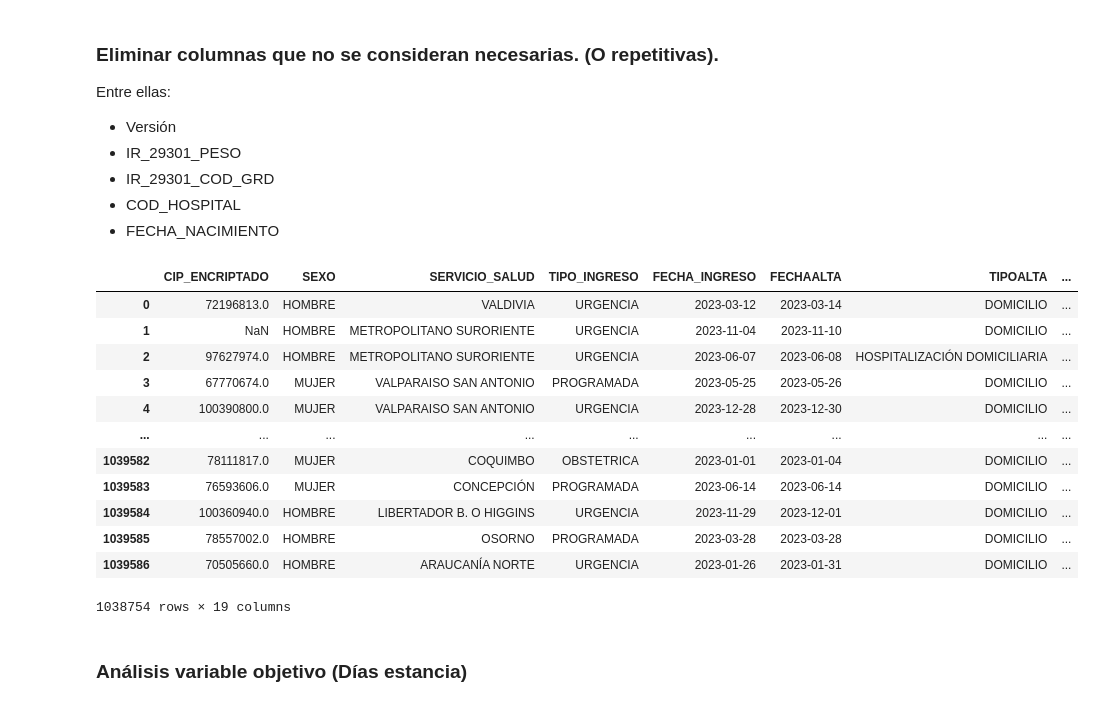
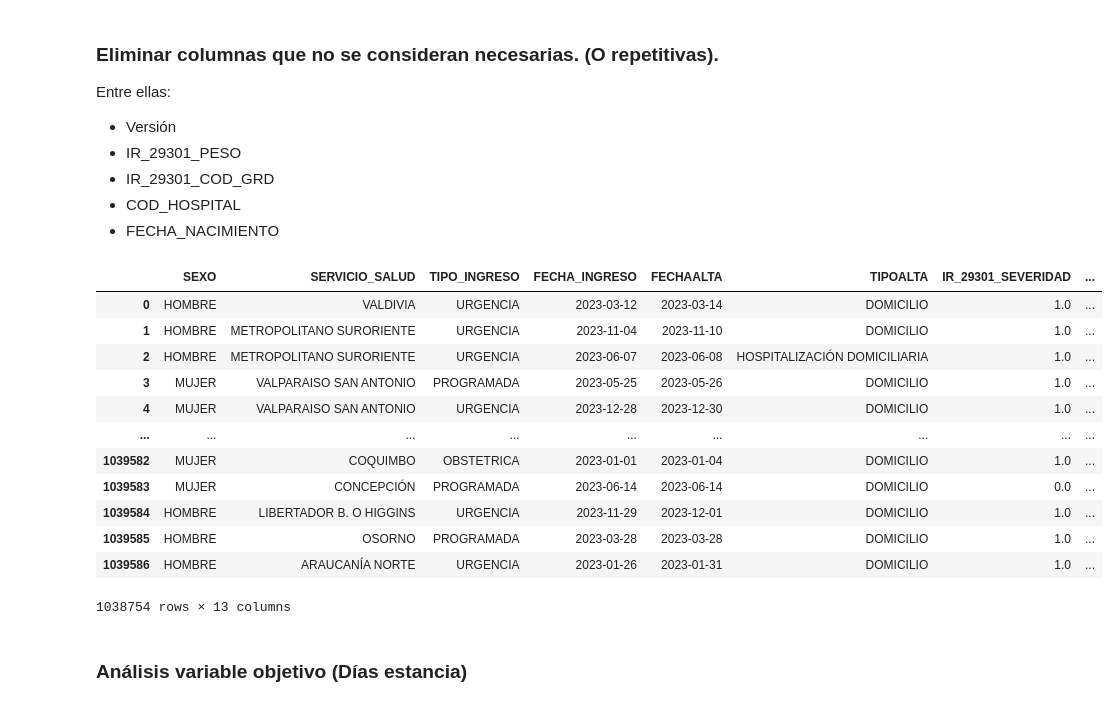
Before and after one commit to VichoRamirez/TOPD, a Jupyter notebook: Control2.ipynb, the cells around one changed output. Drawn from its saved outputs; the diff is of its cells as text; code cells hidden in the pictures.

```diff
--- a/Control2.ipynb
+++ b/Control2.ipynb
@@ -8,6 +8,9 @@ import seaborn as sns
 import plotly as pl
 import scipy as sp
 import itertools as it
+
+# Configuración pandas
+pd.set_option('display.max_columns', None)
 # %% [markdown]
 #### Apertura y resumen del dataset.
 En parquet, debido a que se hizo en la taréa anterior.
@@ -51,23 +53,23 @@ Entre ellas:
 - COD_HOSPITAL
 - FECHA_NACIMIENTO
 # %%
-out = ["Versión", 'IR_29301_PESO', 'IR_29301_COD_GRD', 'COD_HOSPITAL', 'FECHA_NACIMIENTO']
+out = ["Versión", 'IR_29301_PESO', 'IR_29301_COD_GRD', 'COD_HOSPITAL', 'FECHA_NACIMIENTO', "Categoría", "Capítulo", "Sección", "DIAGNOSTICO1", "DESCRIPCION_GRD", "CIP_ENCRIPTADO"]
 df = df.drop(out, axis=1)
 df
 # %% [output]
-|  | CIP_ENCRIPTADO | SEXO | SERVICIO_SALUD | TIPO_INGRESO | FECHA_INGRESO | FECHAALTA | TIPOALTA | ... |
-| 0 | 72196813.0 | HOMBRE | VALDIVIA | URGENCIA | 2023-03-12 | 2023-03-14 | DOMICILIO | ... |
-| 1 | NaN | HOMBRE | METROPOLITANO SURORIENTE | URGENCIA | 2023-11-04 | 2023-11-10 | DOMICILIO | ... |
-| 2 | 97627974.0 | HOMBRE | METROPOLITANO SURORIENTE | URGENCIA | 2023-06-07 | 2023-06-08 | HOSPITALIZACIÓN DOMICILIARIA | ... |
-| 3 | 67770674.0 | MUJER | VALPARAISO SAN ANTONIO | PROGRAMADA | 2023-05-25 | 2023-05-26 | DOMICILIO | ... |
-| 4 | 100390800.0 | MUJER | VALPARAISO SAN ANTONIO | URGENCIA | 2023-12-28 | 2023-12-30 | DOMICILIO | ... |
+|  | SEXO | SERVICIO_SALUD | TIPO_INGRESO | FECHA_INGRESO | FECHAALTA | TIPOALTA | IR_29301_SEVERIDAD | ... |
+| 0 | HOMBRE | VALDIVIA | URGENCIA | 2023-03-12 | 2023-03-14 | DOMICILIO | 1.0 | ... |
+| 1 | HOMBRE | METROPOLITANO SURORIENTE | URGENCIA | 2023-11-04 | 2023-11-10 | DOMICILIO | 1.0 | ... |
+| 2 | HOMBRE | METROPOLITANO SURORIENTE | URGENCIA | 2023-06-07 | 2023-06-08 | HOSPITALIZACIÓN DOMICILIARIA | 1.0 | ... |
+| 3 | MUJER | VALPARAISO SAN ANTONIO | PROGRAMADA | 2023-05-25 | 2023-05-26 | DOMICILIO | 1.0 | ... |
+| 4 | MUJER | VALPARAISO SAN ANTONIO | URGENCIA | 2023-12-28 | 2023-12-30 | DOMICILIO | 1.0 | ... |
 | ... | ... | ... | ... | ... | ... | ... | ... | ... |
-| 1039582 | 78111817.0 | MUJER | COQUIMBO | OBSTETRICA | 2023-01-01 | 2023-01-04 | DOMICILIO | ... |
-| 1039583 | 76593606.0 | MUJER | CONCEPCIÓN | PROGRAMADA | 2023-06-14 | 2023-06-14 | DOMICILIO | ... |
-| 1039584 | 100360940.0 | HOMBRE | LIBERTADOR B. O HIGGINS | URGENCIA | 2023-11-29 | 2023-12-01 | DOMICILIO | ... |
-| 1039585 | 78557002.0 | HOMBRE | OSORNO | PROGRAMADA | 2023-03-28 | 2023-03-28 | DOMICILIO | ... |
-| 1039586 | 70505660.0 | HOMBRE | ARAUCANÍA NORTE | URGENCIA | 2023-01-26 | 2023-01-31 | DOMICILIO | ... |
+| 1039582 | MUJER | COQUIMBO | OBSTETRICA | 2023-01-01 | 2023-01-04 | DOMICILIO | 1.0 | ... |
+| 1039583 | MUJER | CONCEPCIÓN | PROGRAMADA | 2023-06-14 | 2023-06-14 | DOMICILIO | 0.0 | ... |
+| 1039584 | HOMBRE | LIBERTADOR B. O HIGGINS | URGENCIA | 2023-11-29 | 2023-12-01 | DOMICILIO | 1.0 | ... |
+| 1039585 | HOMBRE | OSORNO | PROGRAMADA | 2023-03-28 | 2023-03-28 | DOMICILIO | 1.0 | ... |
+| 1039586 | HOMBRE | ARAUCANÍA NORTE | URGENCIA | 2023-01-26 | 2023-01-31 | DOMICILIO | 1.0 | ... |
-1038754 rows × 19 columns
+1038754 rows × 13 columns
 # %% [markdown]
 ### Análisis variable objetivo (Días estancia)
 # %%
```
Also changed, not shown: parts of 14 cells of this notebook, 4 other files.
